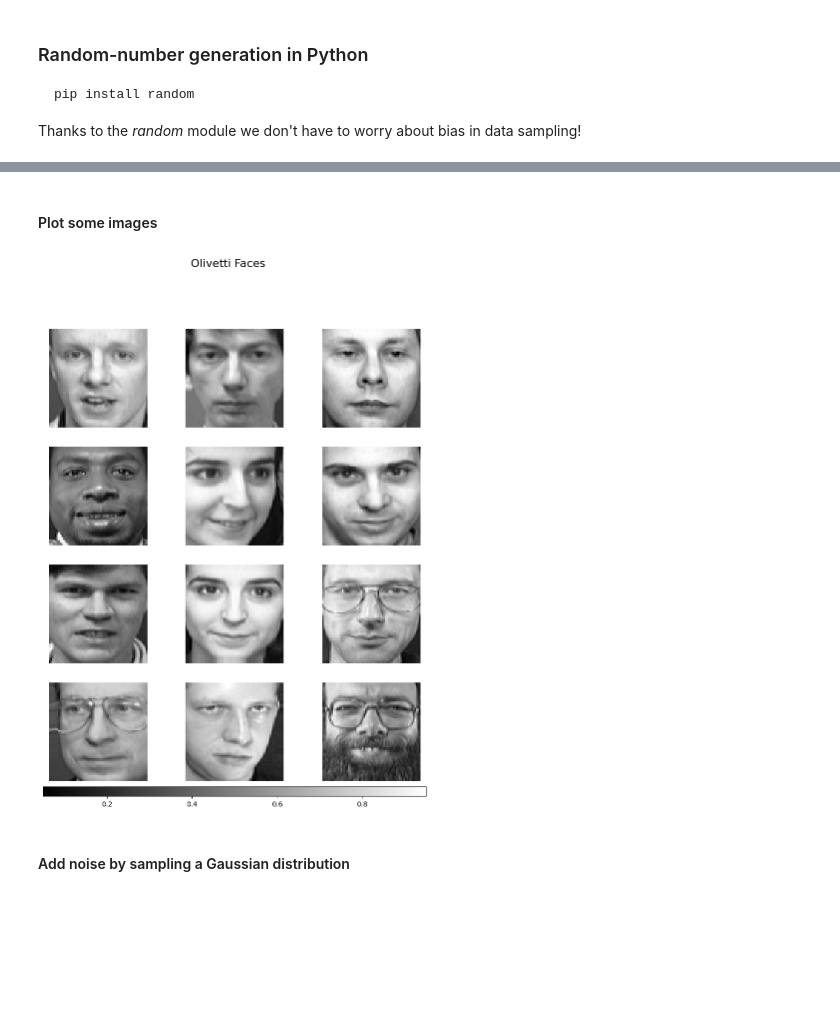
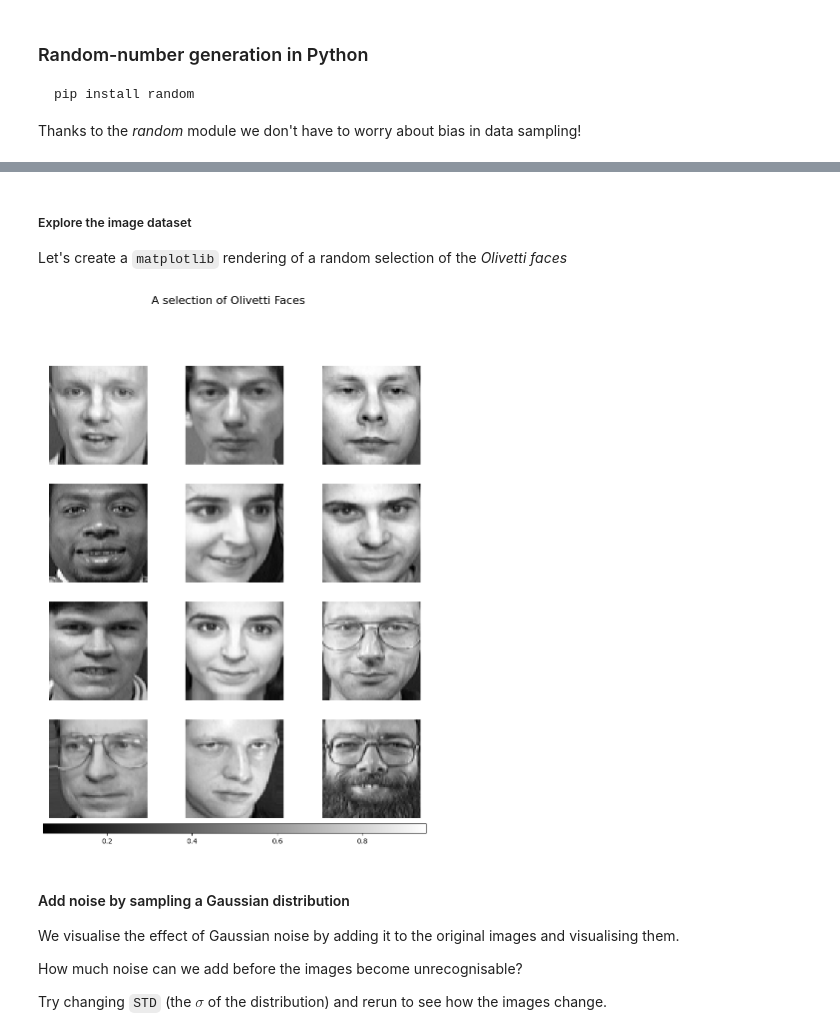
Before and after one commit to ale66/learn-datascience, a Jupyter notebook: week-1/python_modules/random.ipynb, the cells around one changed output, grey strips where cells are left out. Saved outputs shown, nothing was run; the diff lists cells and outputs as text; code cells hidden in the pictures; blank space fills up the shorter version.

Commit message:
'cosmetic-random-notebook'

```diff
--- a/week-1/python_modules/random.ipynb
+++ b/week-1/python_modules/random.ipynb
@@ -82,18 +115,31 @@ olivetti_images = faces.images
 image = None
-# %% [markdown]
-#### Plot some images
+# %% [markdown]
+##### Explore the image dataset
+
+Let's create a ``matplotlib`` rendering of a random selection of the *Olivetti faces*
+# %%
+ROWS = 4
+
+COLS = 3
 # %%
-fig, axes = plt.subplots(nrows=4, ncols=3, figsize=(10, 14))
+fig, axes = plt.subplots(nrows=ROWS, ncols=COLS, figsize=(10, 14))
 
 for ax, img in zip(axes.flat, olivetti_images):
     image = ax.imshow(img, cmap="gray")
-    fig.suptitle("Olivetti Faces", size=16)
+    fig.suptitle("A selection of Olivetti Faces", size=16)
     ax.axis("off")
 
 if image is not None:
     fig.colorbar(image, ax=axes, orientation="horizontal", shrink=0.99, aspect=40, pad=0.01)
+
 plt.show()
 # %% [output]
-[figure, old version]
+[figure, new version]
-# %% [markdown]
-#### Add noise by sampling a Gaussian distribution
+# %% [markdown]
+#### Add noise by sampling a Gaussian distribution
+
+We visualise the effect of Gaussian noise by adding it to the original images and visualising them.
+
+How much noise can we add before the images become unrecognisable?
+
+Try changing ``STD`` (the $\sigma$ of the distribution) and rerun to see how the images change.
```
Also changed, not shown: parts of 13 cells of this notebook.
